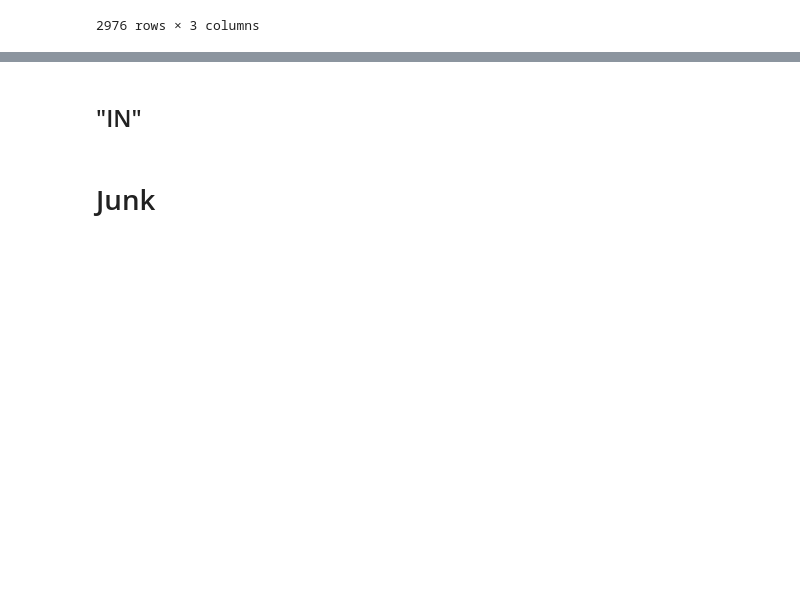
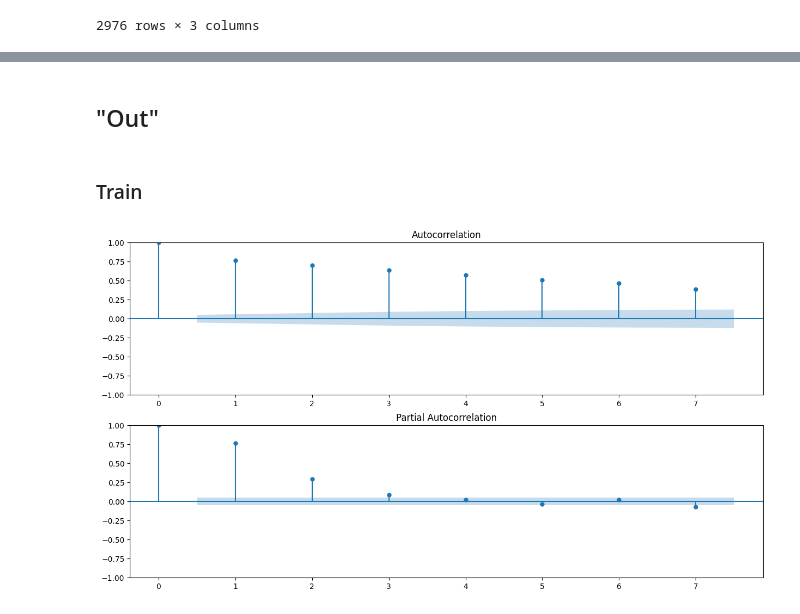
Before and after one commit to daniildiveev/ml-course-shad, a Jupyter notebook: 7th_homework/timeseries-homework.ipynb, the cells around one changed output, grey strips where cells are left out. Cells and saved outputs as stored; diff of their text form; code cells hidden in the pictures; blank space fills up the shorter version.

```diff
--- a/7th_homework/timeseries-homework.ipynb
+++ b/7th_homework/timeseries-homework.ipynb
@@ -379,14 +315,8 @@ counters_test
 | 2975 | 2005-11-05 23:30:00 | in | 0 |
 2976 rows × 3 columns
 # %%
-counters_in = counters_test[counters_test.direction == 'in'][['dt', 'cnt']]
-counters_out = counters_test[counters_test.direction == 'out'][['dt', 'cnt']]
+counters_in = counters_test[counters_test.direction == 'in'].reset_index()[['dt', 'cnt']]
+counters_out = counters_test[counters_test.direction == 'out'].reset_index()[['dt', 'cnt']]
 
 counters_in['dt'] = counters_in.dt.apply(pd.to_datetime)
 counters_out['dt'] = counters_out.dt.apply(pd.to_datetime)
-
-counters_in = counters_in.set_index('dt')
-counters_out = counters_out.set_index('dt')
-
-coutners_in  = counters_in.asfreq("30min")
-coutners_out  = counters_out.asfreq("30min")
@@ -439,2 +329,2 @@ x_test_cout, y_test_cout = test_dataset_cnt_out[['seasonal_feature', 'event']].v
 # %% [markdown]
-## "IN"
+## "Out"
@@ -452,4 +331,14 @@ mae(y_cin_test, preds)
+# %% [markdown]
+### Train
 # %%
-preds
+plt.figure(figsize=(15,8))
+
+ax = plt.subplot(211)
+plot_acf(counters_out.cnt, lags=7, ax=ax)
+
+ax = plt.subplot(212)
+plot_pacf(counters_out.cnt, lags=7, ax=ax)
+
+plt.show()
+# %% [output]
+[figure, added]
-# %% [markdown]
-# Junk
```
Also changed, not shown: parts of 65 cells of this notebook.
